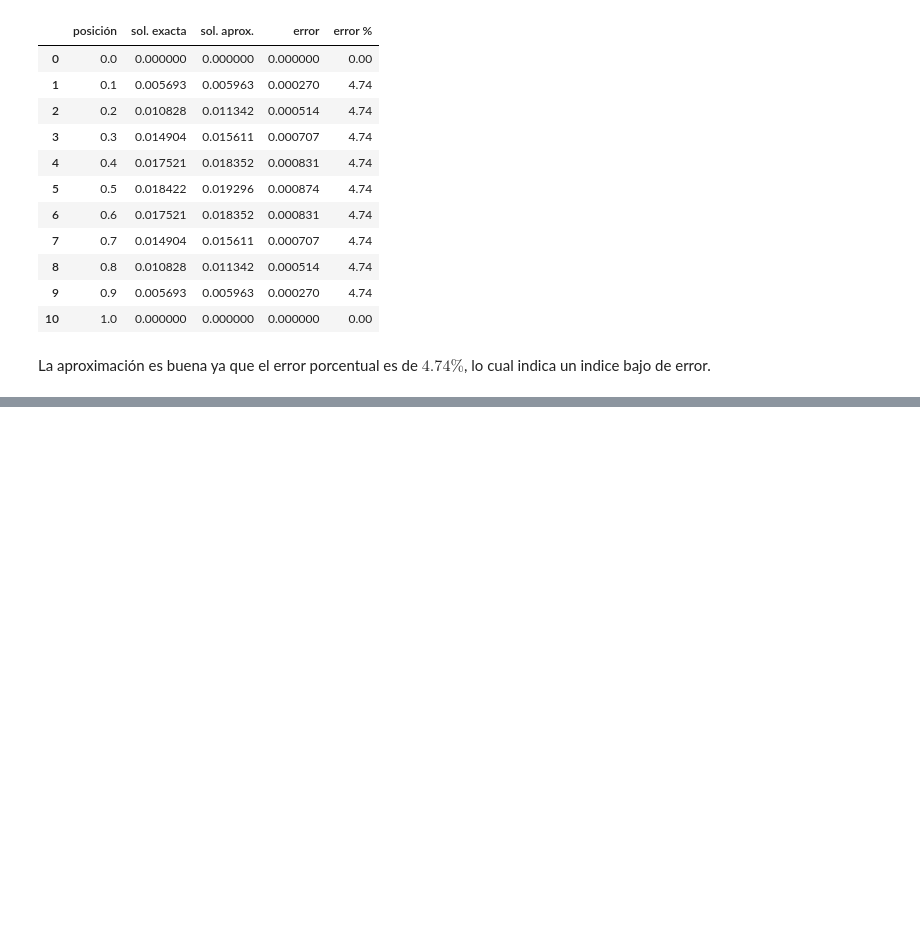
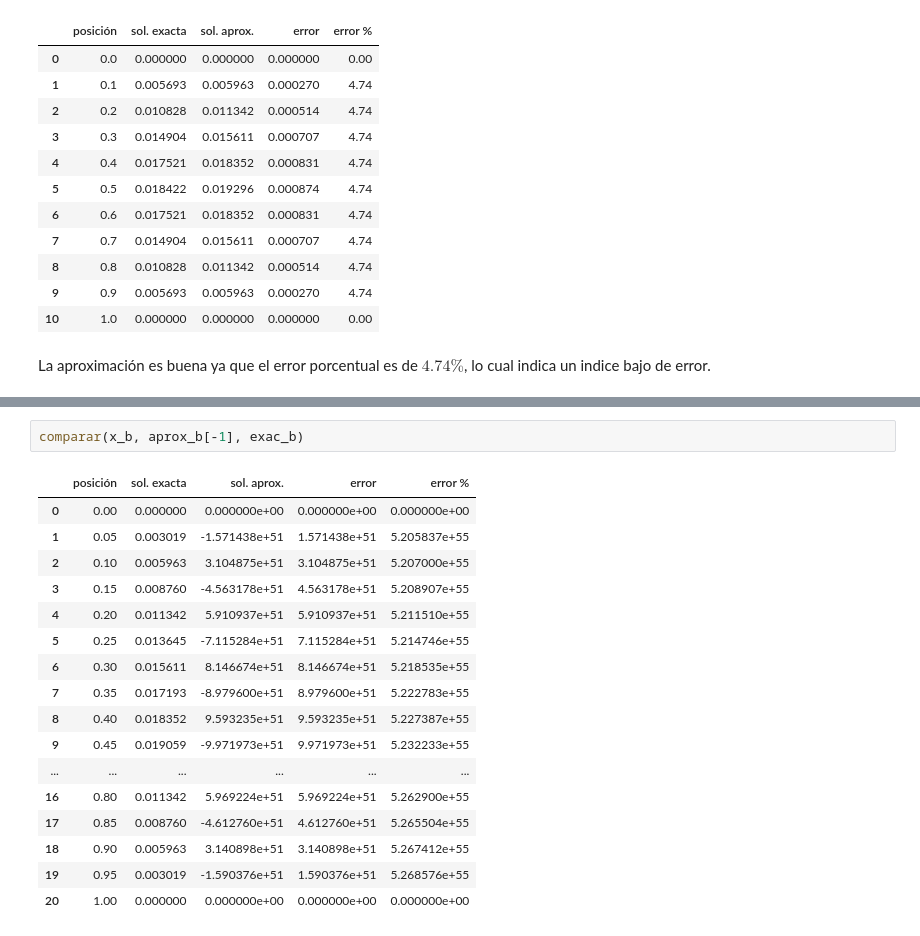
Before and after one commit to Coracaos/Metodos-Numericos-EDP, a Jupyter notebook: practica01.ipynb, the cells around one changed output, grey strips where cells are left out. Cells and saved outputs as stored; diff of their text form; blank space fills up the shorter version.

```diff
--- a/practica01.ipynb
+++ b/practica01.ipynb
@@ -230,0 +291,20 @@ La aproximación es buena ya que el error porcentual es de $4.74 \%$, lo cual in
+# %%
+comparar(x_b, aprox_b[-1], exac_b)
+# %% [output]
+|  | posición | sol. exacta | sol. aprox. | error | error % |
+| 0 | 0.00 | 0.000000 | 0.000000e+00 | 0.000000e+00 | 0.000000e+00 |
+| 1 | 0.05 | 0.003019 | -1.571438e+51 | 1.571438e+51 | 5.205837e+55 |
+| 2 | 0.10 | 0.005963 | 3.104875e+51 | 3.104875e+51 | 5.207000e+55 |
+| 3 | 0.15 | 0.008760 | -4.563178e+51 | 4.563178e+51 | 5.208907e+55 |
+| 4 | 0.20 | 0.011342 | 5.910937e+51 | 5.910937e+51 | 5.211510e+55 |
+| 5 | 0.25 | 0.013645 | -7.115284e+51 | 7.115284e+51 | 5.214746e+55 |
+| 6 | 0.30 | 0.015611 | 8.146674e+51 | 8.146674e+51 | 5.218535e+55 |
+| 7 | 0.35 | 0.017193 | -8.979600e+51 | 8.979600e+51 | 5.222783e+55 |
+| 8 | 0.40 | 0.018352 | 9.593235e+51 | 9.593235e+51 | 5.227387e+55 |
+| 9 | 0.45 | 0.019059 | -9.971973e+51 | 9.971973e+51 | 5.232233e+55 |
+| ... | ... | ... | ... | ... | ... |
+| 16 | 0.80 | 0.011342 | 5.969224e+51 | 5.969224e+51 | 5.262900e+55 |
+| 17 | 0.85 | 0.008760 | -4.612760e+51 | 4.612760e+51 | 5.265504e+55 |
+| 18 | 0.90 | 0.005963 | 3.140898e+51 | 3.140898e+51 | 5.267412e+55 |
+| 19 | 0.95 | 0.003019 | -1.590376e+51 | 1.590376e+51 | 5.268576e+55 |
+| 20 | 1.00 | 0.000000 | 0.000000e+00 | 0.000000e+00 | 0.000000e+00 |
```
Also changed, not shown: parts of 22 cells of this notebook.
